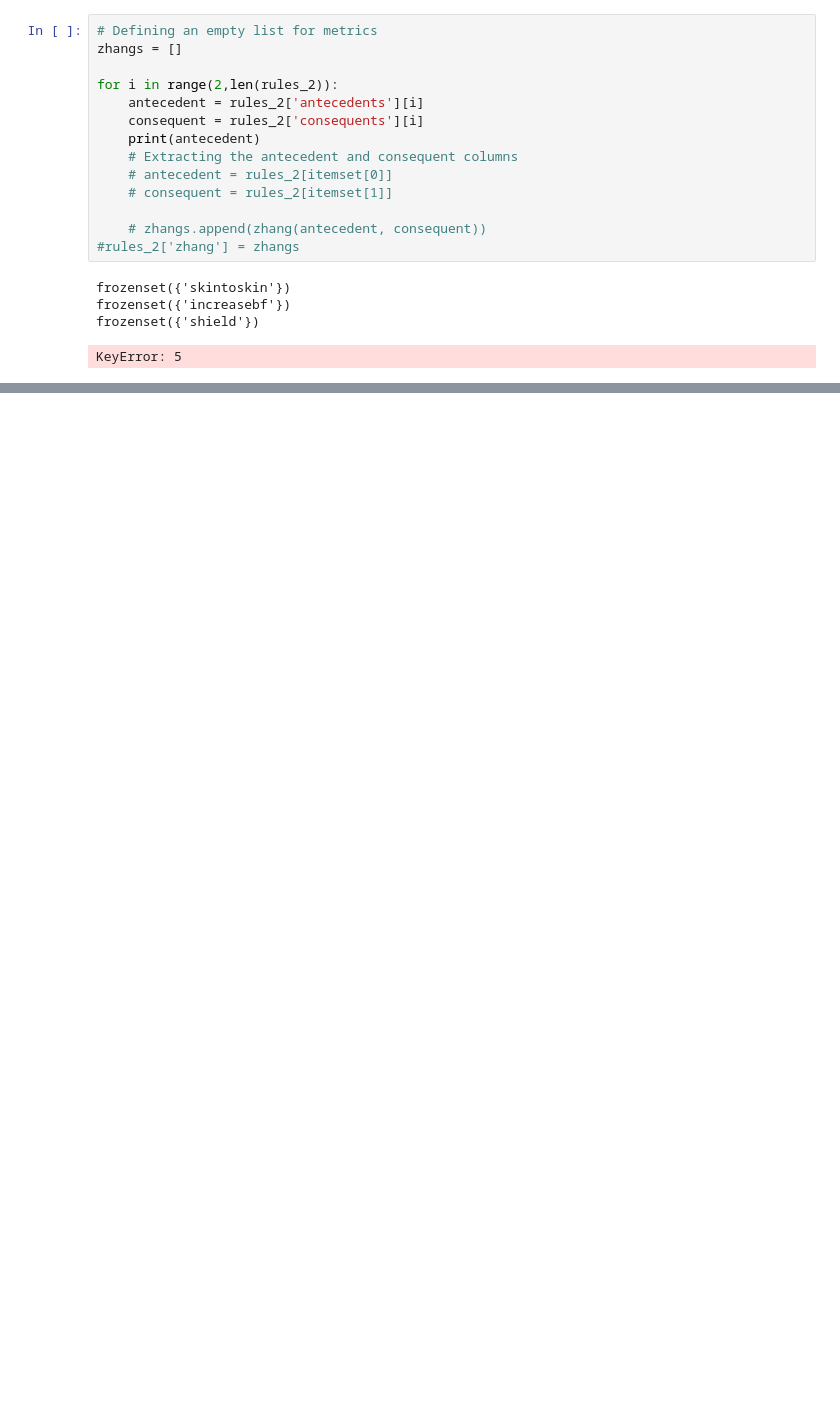
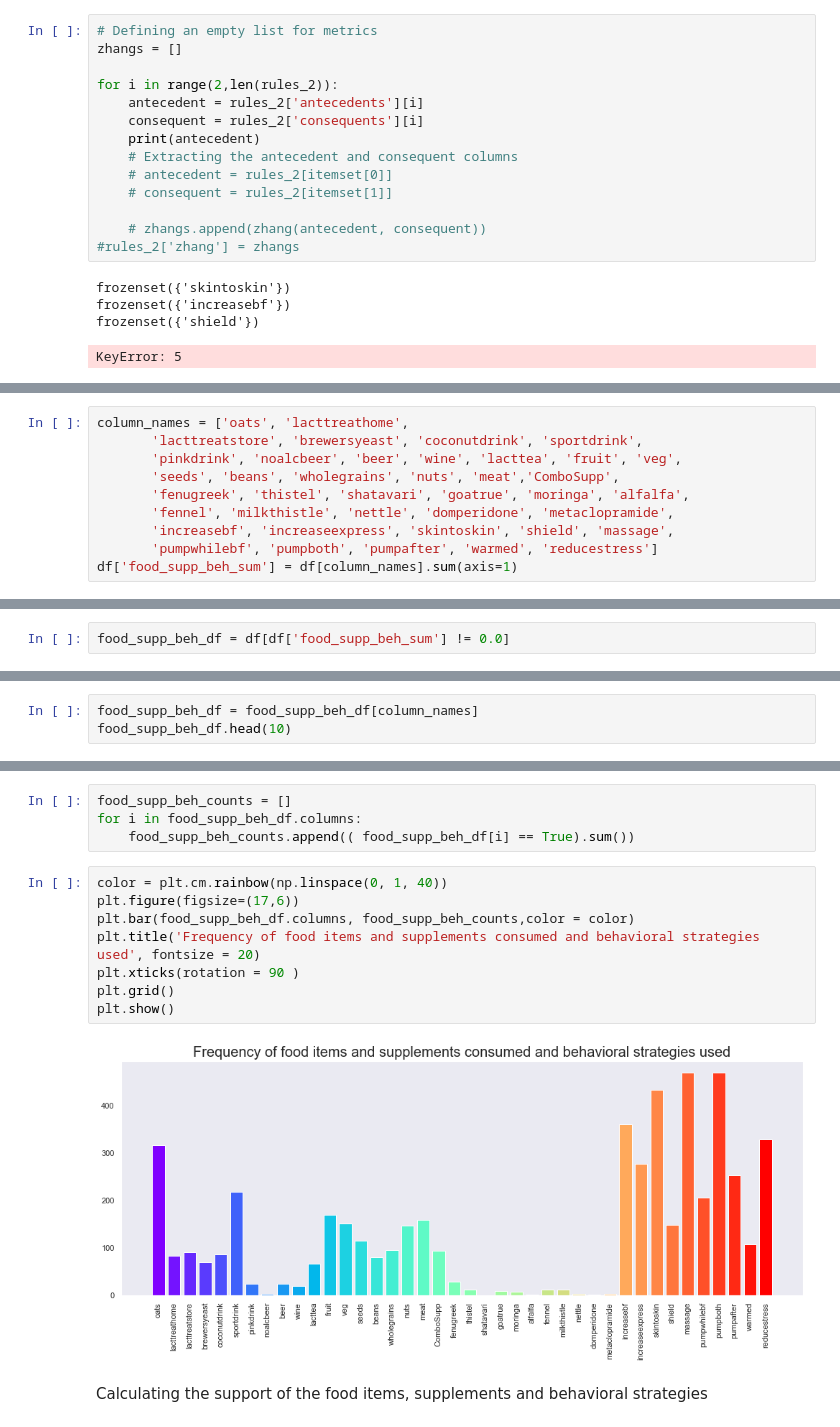
Before and after one commit to allisonhepworth/galactoguges, a Jupyter notebook: code/Market_basket_analysis_behavioural_strategies.ipynb, the cells around one changed output, grey strips where cells are left out. Drawn from its saved outputs; the diff is of its cells as text; blank space fills up the shorter version.

```diff
--- a/code/Market_basket_analysis_behavioural_strategies.ipynb
+++ b/code/Market_basket_analysis_behavioural_strategies.ipynb
@@ -585,0 +586,10 @@ KeyError: 5
+# %%
+column_names = ['oats', 'lacttreathome',
+       'lacttreatstore', 'brewersyeast', 'coconutdrink', 'sportdrink',
+       'pinkdrink', 'noalcbeer', 'beer', 'wine', 'lacttea', 'fruit', 'veg',
+       'seeds', 'beans', 'wholegrains', 'nuts', 'meat','ComboSupp',
+       'fenugreek', 'thistel', 'shatavari', 'goatrue', 'moringa', 'alfalfa',
+       'fennel', 'milkthistle', 'nettle', 'domperidone', 'metaclopramide',
+       'increasebf', 'increaseexpress', 'skintoskin', 'shield', 'massage',
+       'pumpwhilebf', 'pumpboth', 'pumpafter', 'warmed', 'reducestress']
+df['food_supp_beh_sum'] = df[column_names].sum(axis=1)
@@ -585,0 +610,2 @@ KeyError: 5
+# %%
+food_supp_beh_df = df[df['food_supp_beh_sum'] != 0.0]
@@ -585,0 +627,3 @@ KeyError: 5
+# %%
+food_supp_beh_df = food_supp_beh_df[column_names]
+food_supp_beh_df.head(10)
@@ -585,0 +642,16 @@ KeyError: 5
+# %%
+food_supp_beh_counts = []
+for i in food_supp_beh_df.columns:
+    food_supp_beh_counts.append(( food_supp_beh_df[i] == True).sum())
+# %%
+color = plt.cm.rainbow(np.linspace(0, 1, 40))
+plt.figure(figsize=(17,6))
+plt.bar(food_supp_beh_df.columns, food_supp_beh_counts,color = color)
+plt.title('Frequency of food items and supplements consumed and behavioral strategies used', fontsize = 20)
+plt.xticks(rotation = 90 )
+plt.grid()
+plt.show()
+# %% [output]
+[figure, added]
+# %% [markdown]
+Calculating the support of the food items, supplements and behavioral strategies
```
Also changed, not shown: parts of 27 cells of this notebook, 3 other files.
